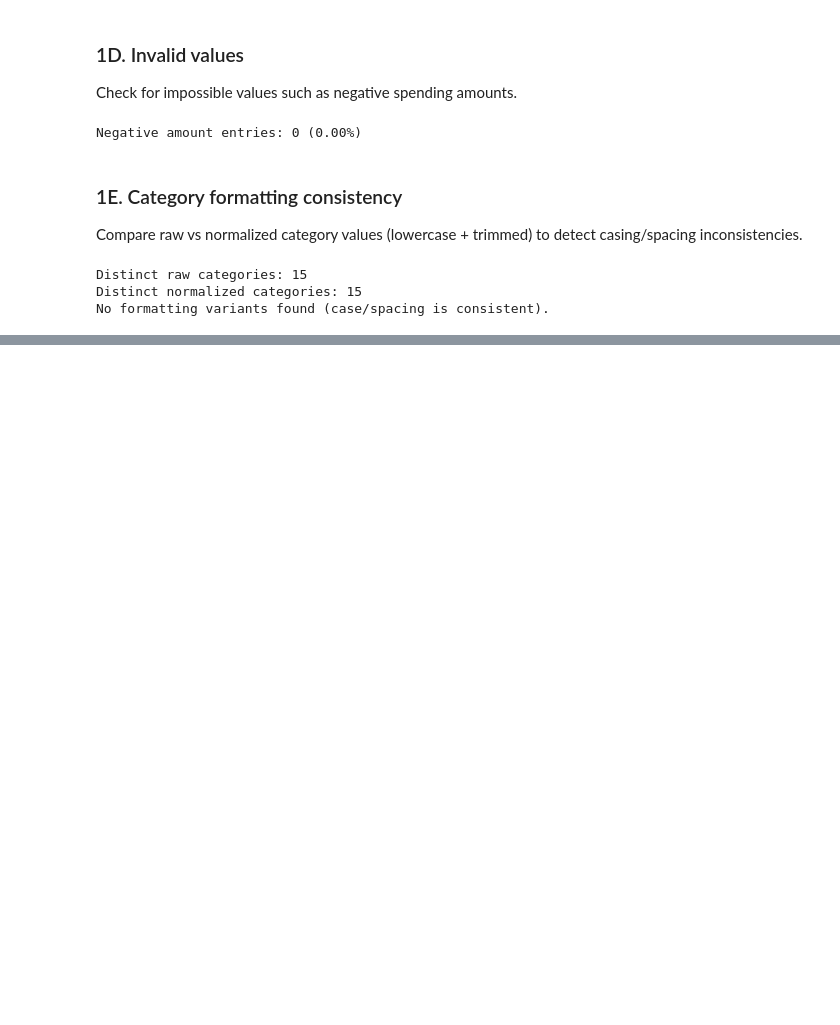
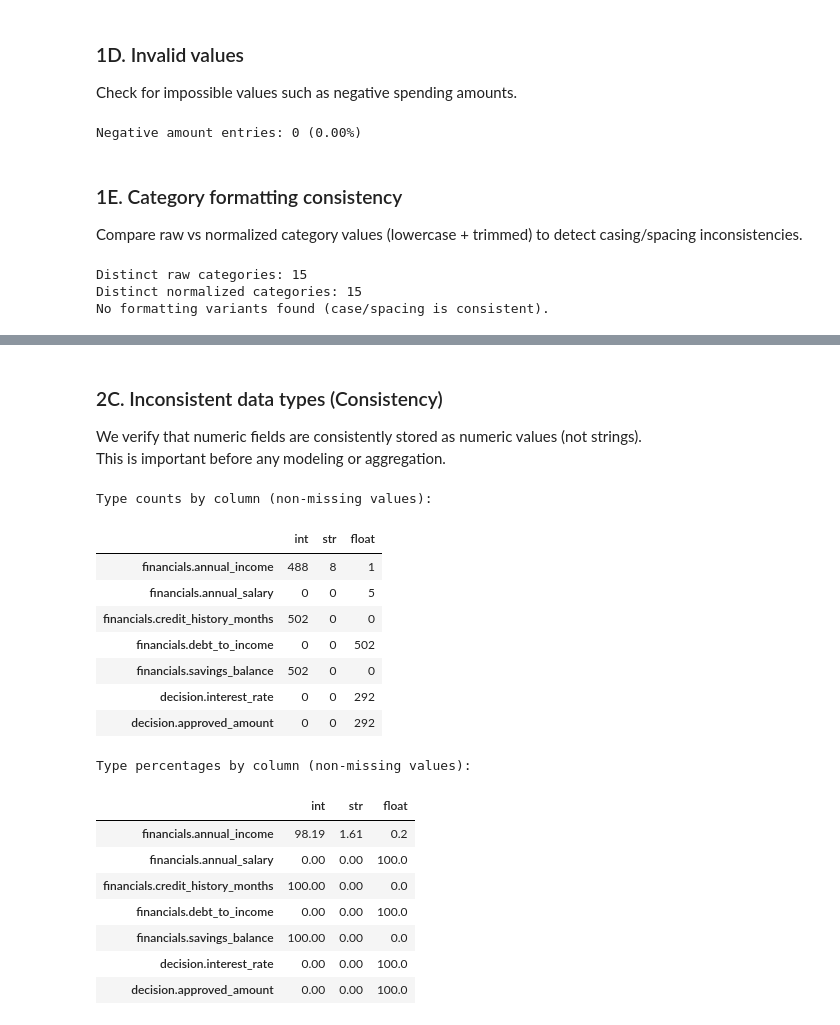
Before and after one commit to catarinapalma01/dego-project-team3, a Jupyter notebook: notebooks/01-data-quality.ipynb, the cells around one changed output, grey strips where cells are left out. Cells and saved outputs as stored; diff of their text form; code cells hidden in the pictures; blank space fills up the shorter version.

```diff
--- a/notebooks/01-data-quality.ipynb
+++ b/notebooks/01-data-quality.ipynb
@@ -203,0 +309,54 @@ No formatting variants found (case/spacing is consistent).
+# %% [markdown]
+### 2C. Inconsistent data types (Consistency)
+
+We verify that numeric fields are consistently stored as numeric values (not strings).
+This is important before any modeling or aggregation.
+# %%
+numeric_cols = [
+    "financials.annual_income",
+    "financials.annual_salary",
+    "financials.credit_history_months",
+    "financials.debt_to_income",
+    "financials.savings_balance",
+    "decision.interest_rate",
+    "decision.approved_amount",
+]
+
+# For each numeric column, count how many values are int/float/str (excluding NaN)
+type_counts = {}
+for col in numeric_cols:
+    s = df_raw[col]
+    counts = s.dropna().map(lambda x: type(x).__name__).value_counts()
+    type_counts[col] = counts.to_dict()
+
+# Convert the dictionary into a table
+type_counts_df = pd.DataFrame(type_counts).fillna(0).astype(int).T
+
+print("Type counts by column (non-missing values):")
+display(type_counts_df)
+
+# Percentages (out of non-missing values in each column)
+non_missing = df_raw[numeric_cols].notna().sum()
+type_pct_df = (type_counts_df.div(non_missing, axis=0) * 100).round(2)
+
+print("Type percentages by column (non-missing values):")
+display(type_pct_df)
+# %% [output]
+Type counts by column (non-missing values):
+|  | int | str | float |
+| financials.annual_income | 488 | 8 | 1 |
+| financials.annual_salary | 0 | 0 | 5 |
+| financials.credit_history_months | 502 | 0 | 0 |
+| financials.debt_to_income | 0 | 0 | 502 |
+| financials.savings_balance | 502 | 0 | 0 |
+| decision.interest_rate | 0 | 0 | 292 |
+| decision.approved_amount | 0 | 0 | 292 |
+Type percentages by column (non-missing values):
+|  | int | str | float |
+| financials.annual_income | 98.19 | 1.61 | 0.2 |
+| financials.annual_salary | 0.00 | 0.00 | 100.0 |
+| financials.credit_history_months | 100.00 | 0.00 | 0.0 |
+| financials.debt_to_income | 0.00 | 0.00 | 100.0 |
+| financials.savings_balance | 100.00 | 0.00 | 0.0 |
+| decision.interest_rate | 0.00 | 0.00 | 100.0 |
+| decision.approved_amount | 0.00 | 0.00 | 100.0 |
```
Also changed, not shown: parts of 14 cells of this notebook.
